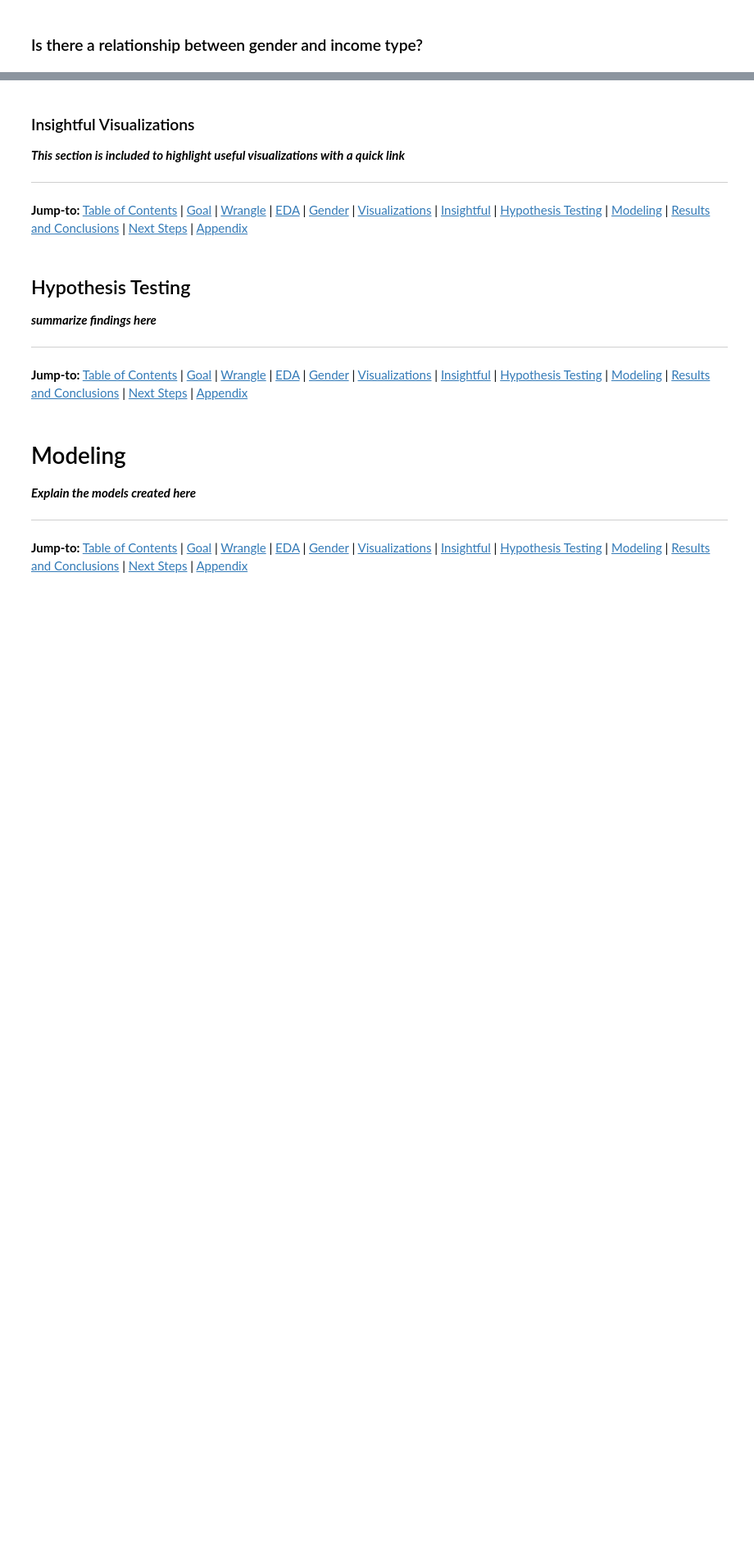
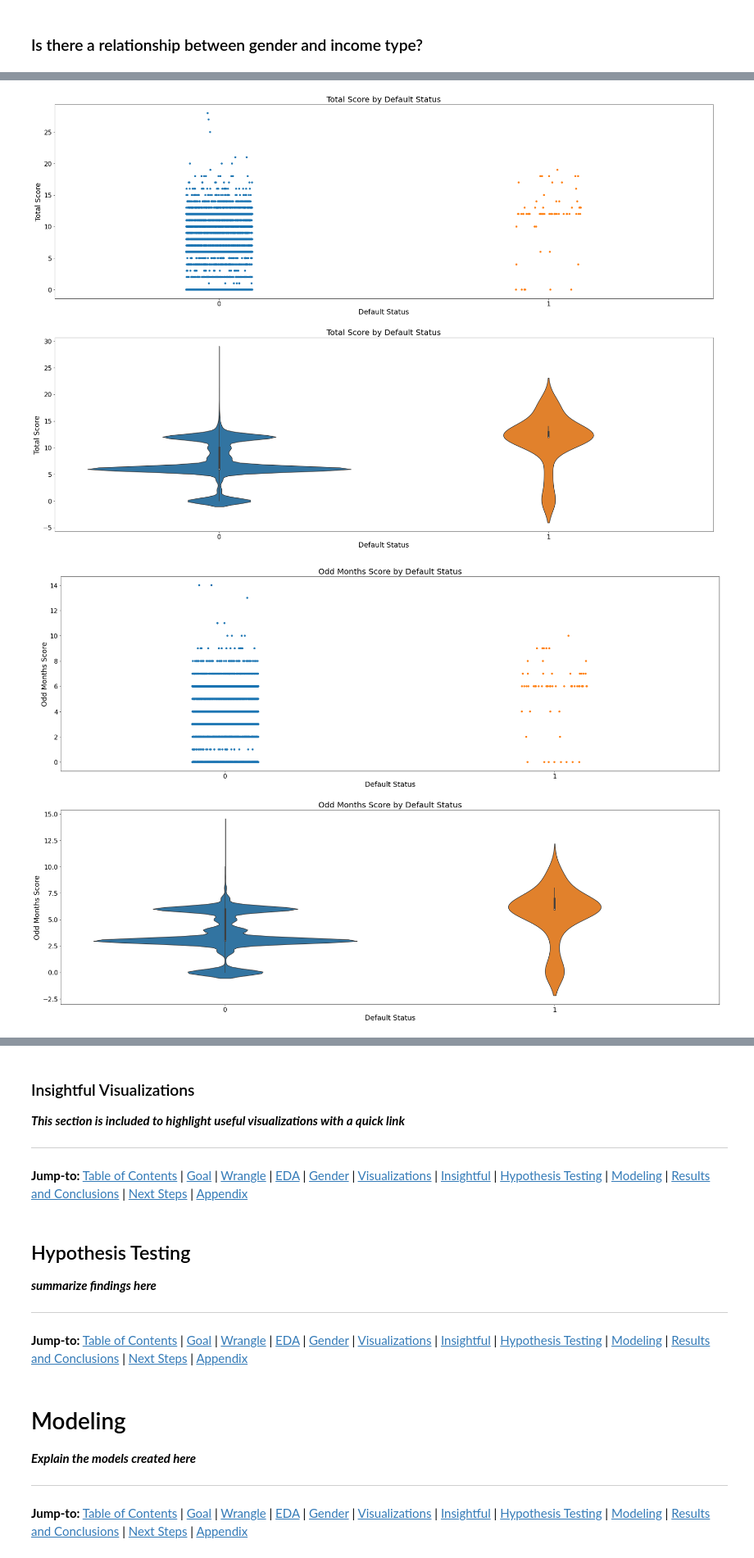
Before and after one commit to credit-risk-management-predictor/credit-risk-management-predictor, a Jupyter notebook: analysis_and_modeling.ipynb, the cells around one changed output, grey strips where cells are left out. Shown at 82% size. Saved outputs shown, nothing was run; the diff lists cells and outputs as text; code cells hidden in the pictures; blank space fills up the shorter version.

Commit message:
adds en-mass visualizations for scores vs default status

```diff
--- a/analysis_and_modeling.ipynb
+++ b/analysis_and_modeling.ipynb
@@ -308,0 +361,28 @@ gender_income_type_pensioner_working
+# %%
+# Plot striplot (swarm plot wouldn't work) and violin plot pairs for all continious variables
+columns = ['total_score', 'odd_months_score', 'last_half_score',
+       'first_half_score', 'difference_score', 'odds_evens_score',
+       'begining_score', 'middle_score', 'ending_score', 'spread_score',
+       'alpha_omgea_score', 'begining_ending_score']
+# create a label list for xtics
+labels = ['Total Score', 'Odd Months Score', 'Last Half Score', 'First Half Score', 'Difference Score', 'Odds & Evens Score', 'Begining Score', 'Middle Score', 'Ending Score', 'Spread Score', 'Alpha & Omgea Score', 'Begining & Ending Score']
+
+for col, label in zip(columns, labels):
+    plt.figure(figsize=(30,20))
+    plt.subplot(211)
+    sns.stripplot(data=train, x='defaulted', y=col)
+    plt.xticks(fontsize=16)
+    plt.yticks(fontsize=16)
+    plt.xlabel('Default Status', fontsize=18)
+    plt.ylabel(label, fontsize=18)
+    plt.title(f'{label} by Default Status', fontsize=20)
+    plt.subplot(212)
+    sns.violinplot(data=train, x='defaulted', y=col)
+    plt.xticks(fontsize=16)
+    plt.yticks(fontsize=16)
+    plt.xlabel('Default Status', fontsize=18)
+    plt.ylabel(label, fontsize=18)
+    plt.title(f'{label} by Default Status', fontsize=20)
+# %% [output]
+[figure, added]
+[figure, added]
```
Also changed, not shown: parts of 13 cells of this notebook.
